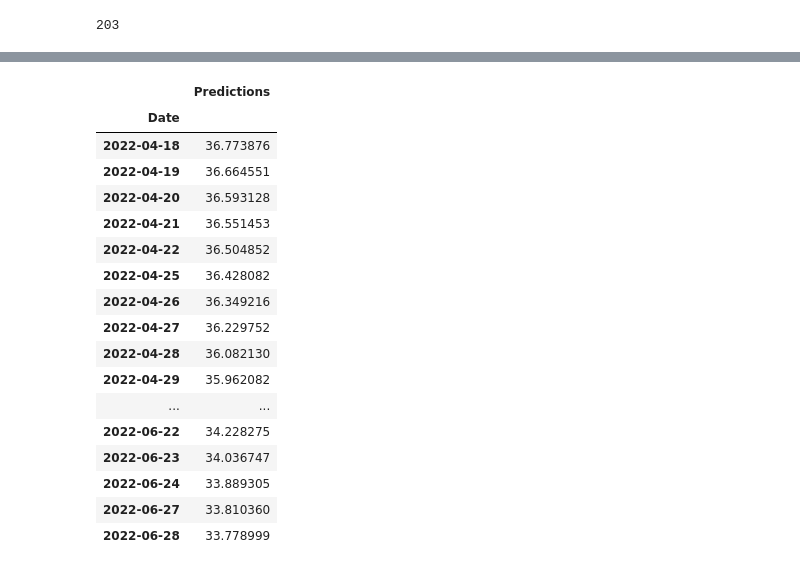
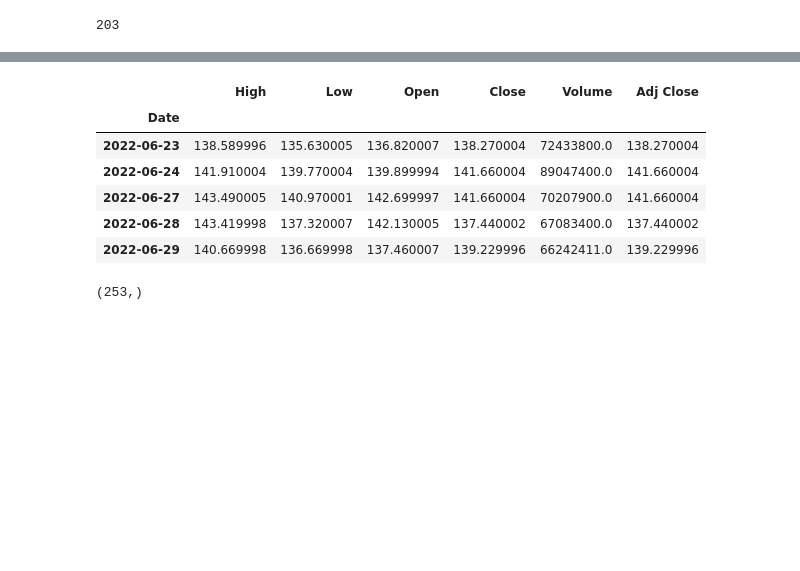
Before and after one commit to jyamaguc/Summer-2022, a Jupyter notebook: stock-Copy1.ipynb, the cells around one changed output, grey strips where cells are left out. Cells and saved outputs as stored; diff of their text form; code cells hidden in the pictures; blank space fills up the shorter version.

```diff
--- a/stock-Copy1.ipynb
+++ b/stock-Copy1.ipynb
@@ -34,7 +34,7 @@ from datetime import datetime, timedelta, date
 #get stock quote
 year_ago = str(date.today()-timedelta(days=365))
 today = str(date.today())
-ticker = 'FIVG'
+ticker = 'AAPL'
 source = 'yahoo'
 df = web.DataReader(ticker, data_source = source, start = year_ago, end = today)
 df
@@ -230,22 +337,15 @@ valid
 # %%
-valid = pd.DataFrame(valid['Predictions'])
-valid
+df.tail()
 # %% [output]
-|  | Predictions |
-| Date |  |
-| 2022-04-18 | 36.773876 |
-| 2022-04-19 | 36.664551 |
-| 2022-04-20 | 36.593128 |
-| 2022-04-21 | 36.551453 |
-| 2022-04-22 | 36.504852 |
-| 2022-04-25 | 36.428082 |
-| 2022-04-26 | 36.349216 |
-| 2022-04-27 | 36.229752 |
-| 2022-04-28 | 36.082130 |
-| 2022-04-29 | 35.962082 |
-| ... | ... |
-| 2022-06-22 | 34.228275 |
-| 2022-06-23 | 34.036747 |
-| 2022-06-24 | 33.889305 |
-| 2022-06-27 | 33.810360 |
-| 2022-06-28 | 33.778999 |
+|  | High | Low | Open | Close | Volume | Adj Close |
+| Date |  |  |  |  |  |  |
+| 2022-06-23 | 138.589996 | 135.630005 | 136.820007 | 138.270004 | 72433800.0 | 138.270004 |
+| 2022-06-24 | 141.910004 | 139.770004 | 139.899994 | 141.660004 | 89047400.0 | 141.660004 |
+| 2022-06-27 | 143.490005 | 140.970001 | 142.699997 | 141.660004 | 70207900.0 | 141.660004 |
+| 2022-06-28 | 143.419998 | 137.320007 | 142.130005 | 137.440002 | 67083400.0 | 137.440002 |
+| 2022-06-29 | 140.669998 | 136.669998 | 137.460007 | 139.229996 | 66242411.0 | 139.229996 |
+# %%
+close = df['Close'].values
+close.shape
+# %% [output]
+(253,)
```
Also changed, not shown: parts of 25 cells of this notebook.
